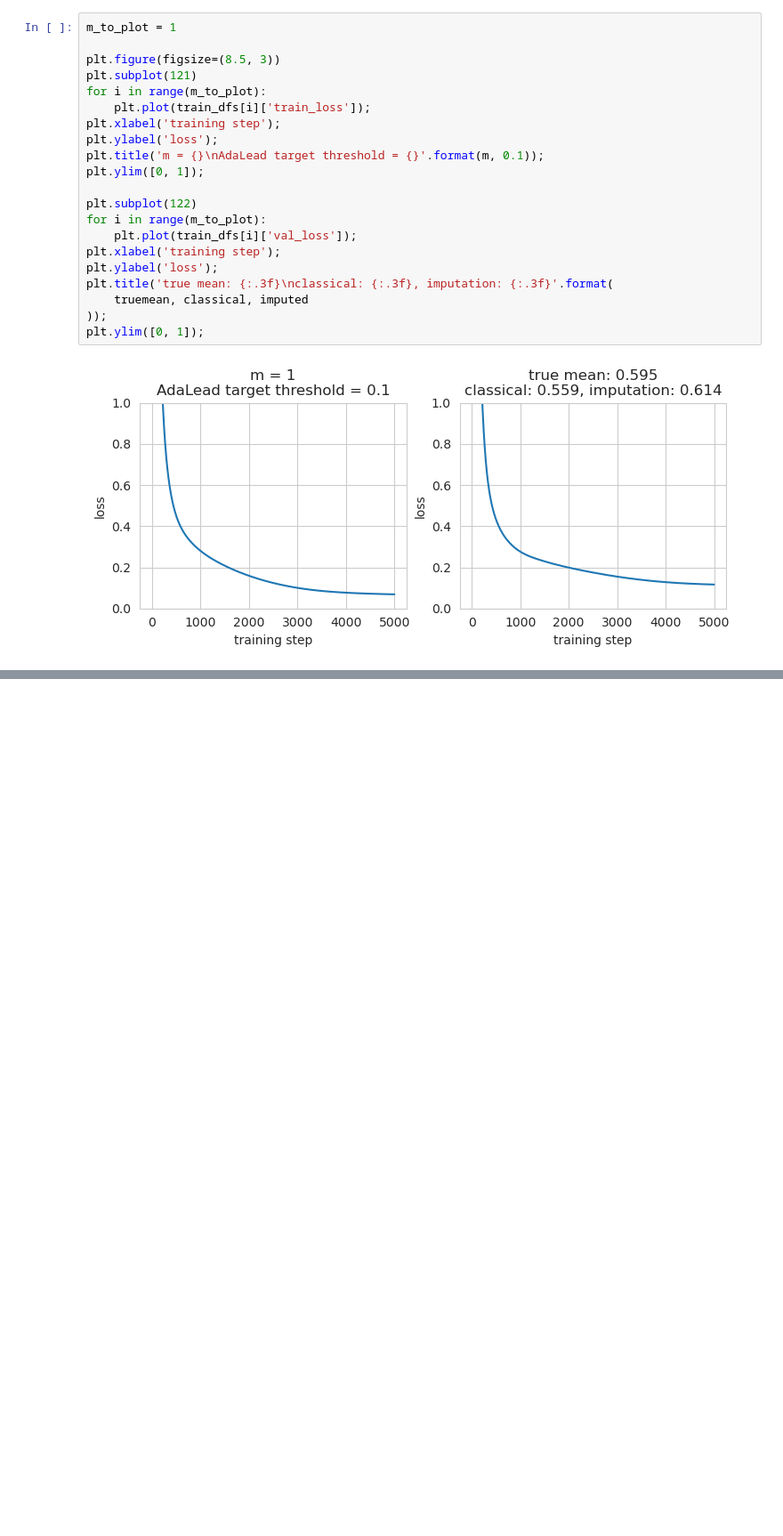
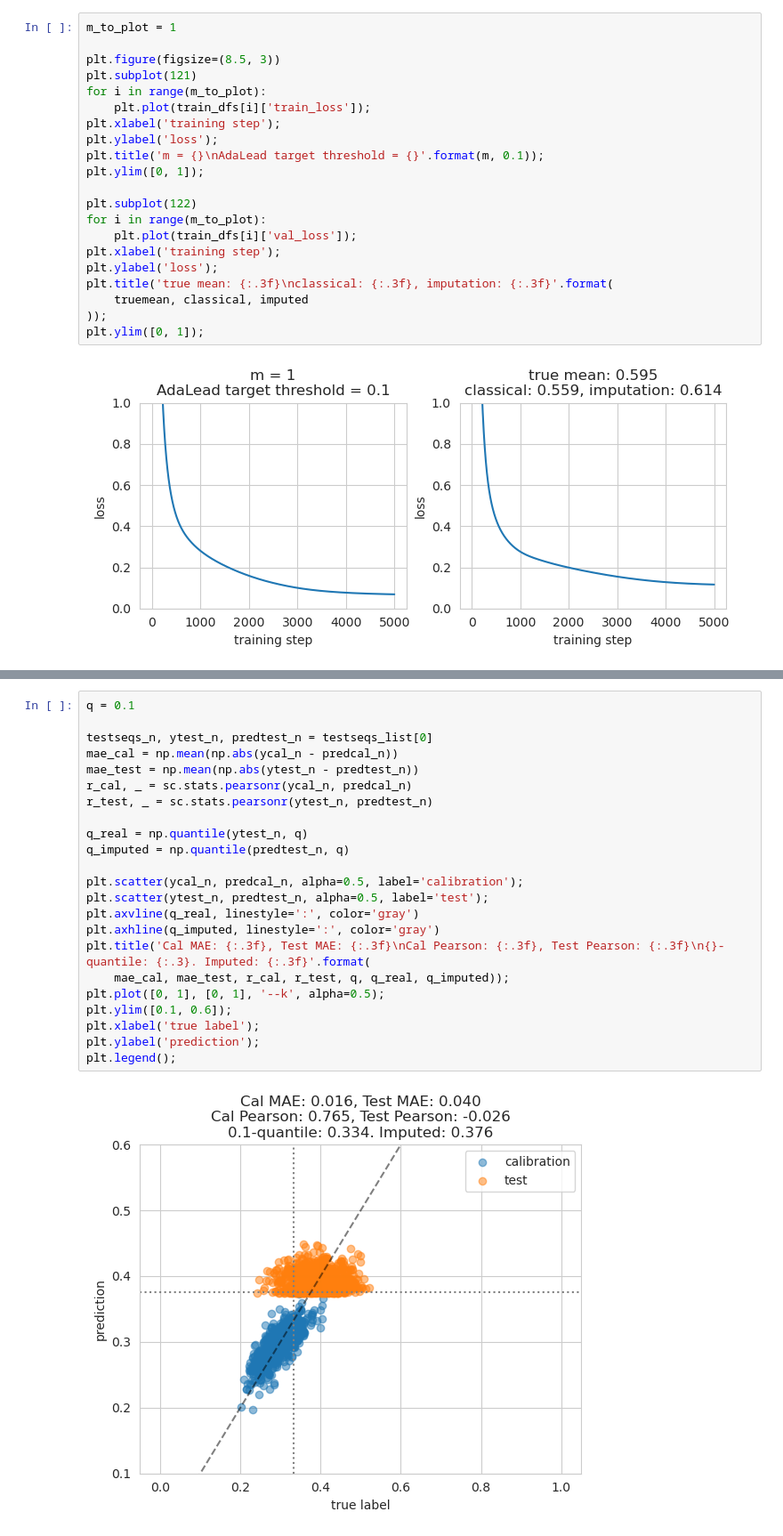
Before and after one commit to clarafy/design-algorithm-selection, a Jupyter notebook: flexs-110823.ipynb, the cells around one changed output, grey strips where cells are left out. Shown at 89% size. Cells and saved outputs as stored; diff of their text form; blank space fills up the shorter version.

```diff
--- a/flexs-110823.ipynb
+++ b/flexs-110823.ipynb
@@ -539,0 +844,25 @@ plt.title(format_str.format(*values));
+# %%
+q = 0.1
+
+testseqs_n, ytest_n, predtest_n = testseqs_list[0]
+mae_cal = np.mean(np.abs(ycal_n - predcal_n))
+mae_test = np.mean(np.abs(ytest_n - predtest_n))
+r_cal, _ = sc.stats.pearsonr(ycal_n, predcal_n)
+r_test, _ = sc.stats.pearsonr(ytest_n, predtest_n)
+
+q_real = np.quantile(ytest_n, q)
+q_imputed = np.quantile(predtest_n, q)
+
+plt.scatter(ycal_n, predcal_n, alpha=0.5, label='calibration');
+plt.scatter(ytest_n, predtest_n, alpha=0.5, label='test');
+plt.axvline(q_real, linestyle=':', color='gray')
+plt.axhline(q_imputed, linestyle=':', color='gray')
+plt.title('Cal MAE: {:.3f}, Test MAE: {:.3f}\nCal Pearson: {:.3f}, Test Pearson: {:.3f}\n{}-quantile: {:.3}. Imputed: {:.3f}'.format(
+    mae_cal, mae_test, r_cal, r_test, q, q_real, q_imputed));
+plt.plot([0, 1], [0, 1], '--k', alpha=0.5);
+plt.ylim([0.1, 0.6]);
+plt.xlabel('true label');
+plt.ylabel('prediction');
+plt.legend();
+# %% [output]
+[figure, added]
```
Also changed, not shown: parts of 20 cells of this notebook, 4 other files.
